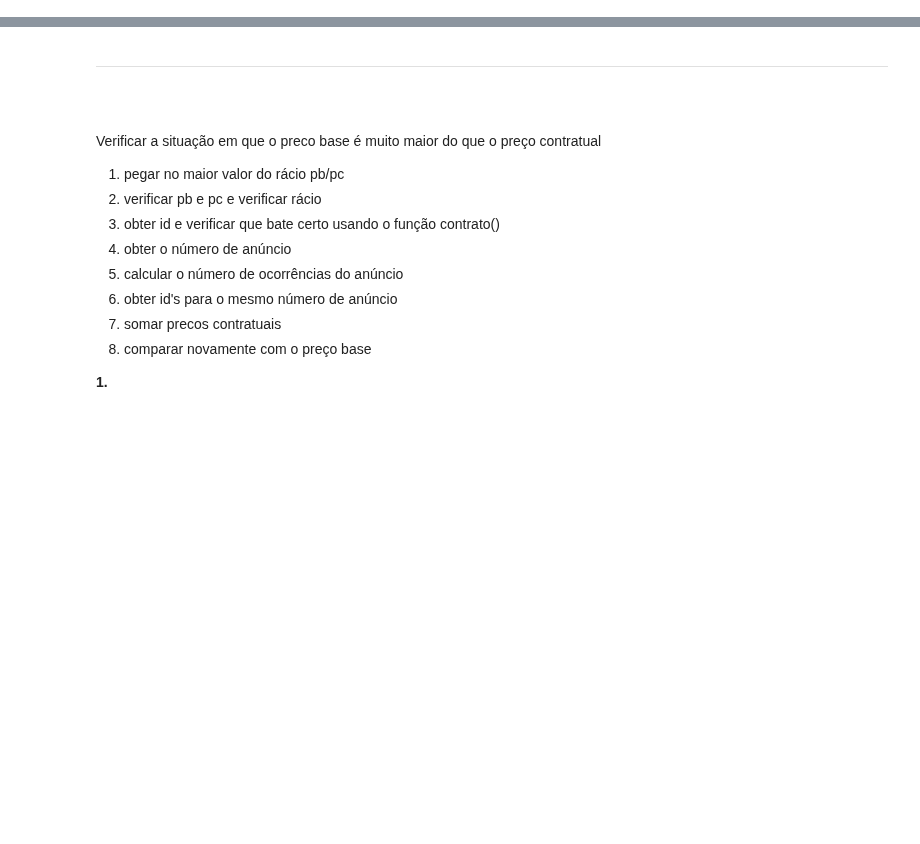
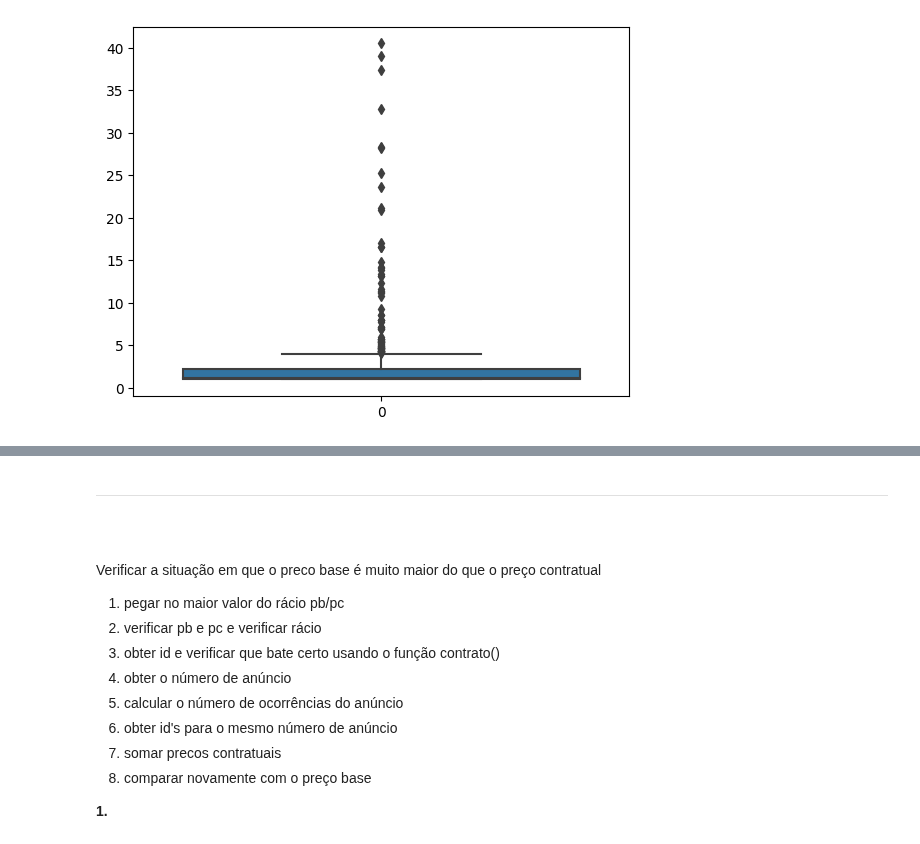
Before and after one commit to francisco-vpereira/ForceraIntership, a Jupyter notebook: forcera/scripts/contratospublicos.ipynb, the cells around one changed output, grey strips where cells are left out. Saved outputs shown, nothing was run; the diff lists cells and outputs as text; code cells hidden in the pictures; blank space fills up the shorter version.

```diff
--- a/forcera/scripts/contratospublicos.ipynb
+++ b/forcera/scripts/contratospublicos.ipynb
@@ -83,0 +113,5 @@ plt.show()
+# %%
+sns.boxplot(pb/pc)
+plt.show()
+# %% [output]
+[figure, added]
```
Also changed, not shown: parts of 24 cells of this notebook, 3 other files.
